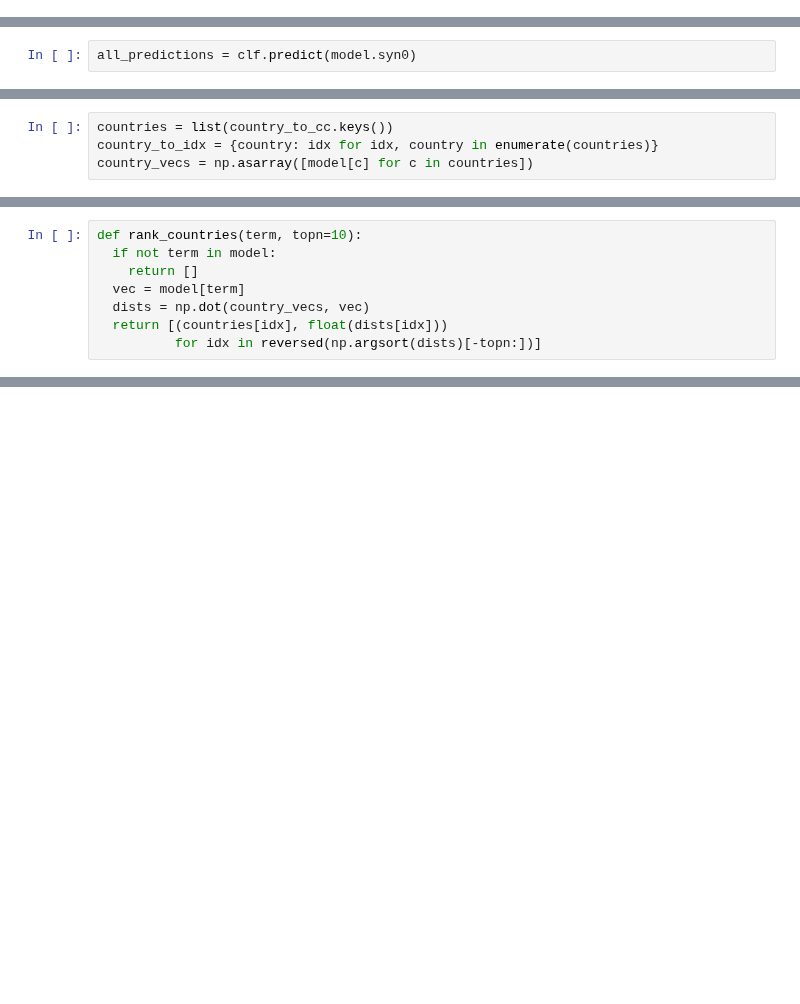
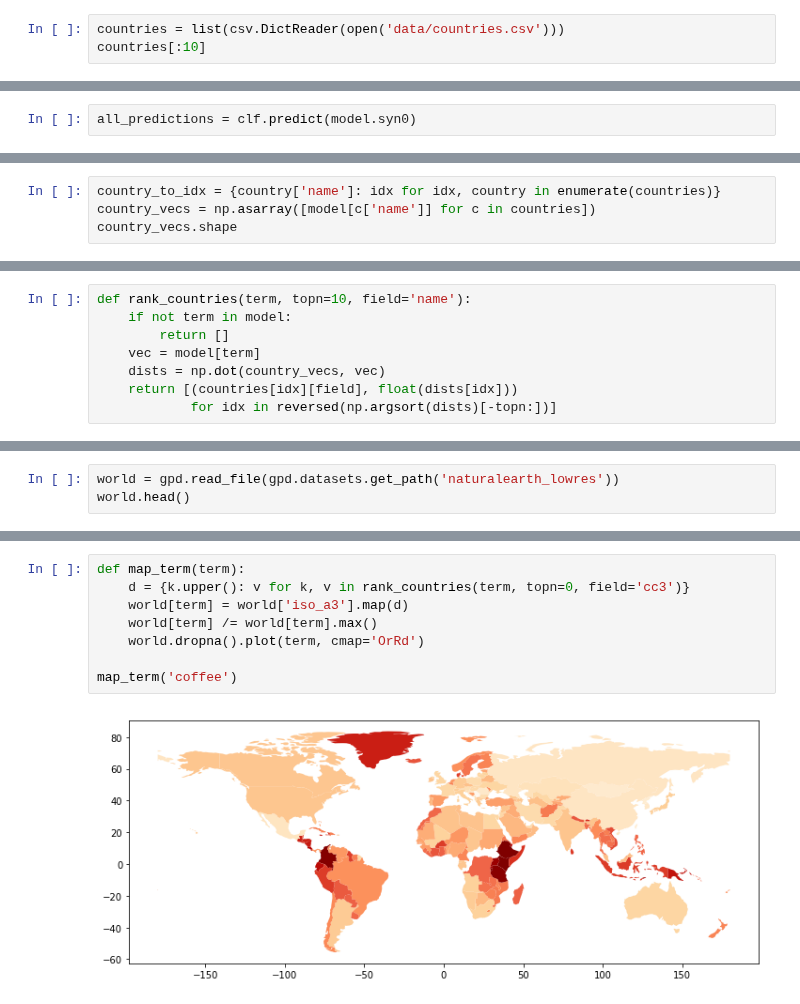
Before and after one commit to DOsinga/deep_learning_cookbook, a Jupyter notebook: 03.2 Domain specific ranking using word2vec cosine distance.ipynb, the cells around one changed output, grey strips where cells are left out. Saved outputs shown, nothing was run; the diff lists cells and outputs as text; blank space fills up the shorter version.

```diff
--- a/03.2 Domain specific ranking using word2vec cosine distance.ipynb
+++ b/03.2 Domain specific ranking using word2vec cosine distance.ipynb
@@ -77,0 +51,3 @@ positive = positive[:40]
+# %%
+countries = list(csv.DictReader(open('data/countries.csv')))
+countries[:10]
@@ -137,4 +128,4 @@ u'us'
 # %%
-countries = list(country_to_cc.keys())
-country_to_idx = {country: idx for idx, country in enumerate(countries)}
-country_vecs = np.asarray([model[c] for c in countries])
+country_to_idx = {country['name']: idx for idx, country in enumerate(countries)}
+country_vecs = np.asarray([model[c['name']] for c in countries])
+country_vecs.shape
@@ -156,9 +153,9 @@ United_States 3.53743
 # %%
-def rank_countries(term, topn=10):
-  if not term in model:
-    return []
-  vec = model[term]
-  dists = np.dot(country_vecs, vec)
-  return [(countries[idx], float(dists[idx]))
-          for idx in reversed(np.argsort(dists)[-topn:])]
+def rank_countries(term, topn=10, field='name'):
+    if not term in model:
+        return []
+    vec = model[term]
+    dists = np.dot(country_vecs, vec)
+    return [(countries[idx][field], float(dists[idx]))
+            for idx in reversed(np.argsort(dists)[-topn:])]
 # %%
@@ -241,0 +174,3 @@ data_js
+# %%
+world = gpd.read_file(gpd.datasets.get_path('naturalearth_lowres'))
+world.head()
@@ -241,0 +184,10 @@ data_js
+# %%
+def map_term(term):
+    d = {k.upper(): v for k, v in rank_countries(term, topn=0, field='cc3')}
+    world[term] = world['iso_a3'].map(d)
+    world[term] /= world[term].max()
+    world.dropna().plot(term, cmap='OrRd')
+
+map_term('coffee')
+# %% [output]
+[figure, added]
```
Also changed, not shown: parts of 29 cells of this notebook, 3 other files.
